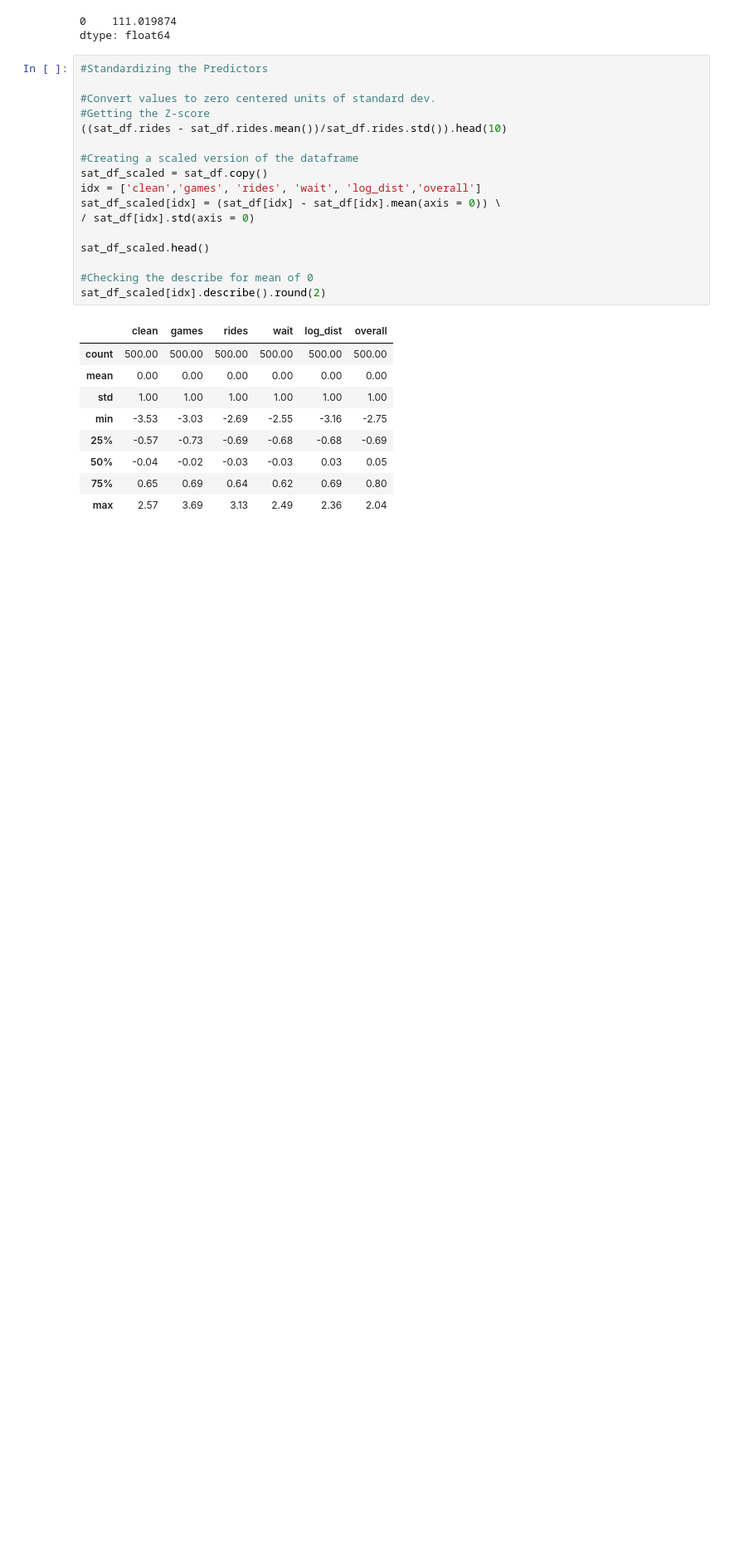
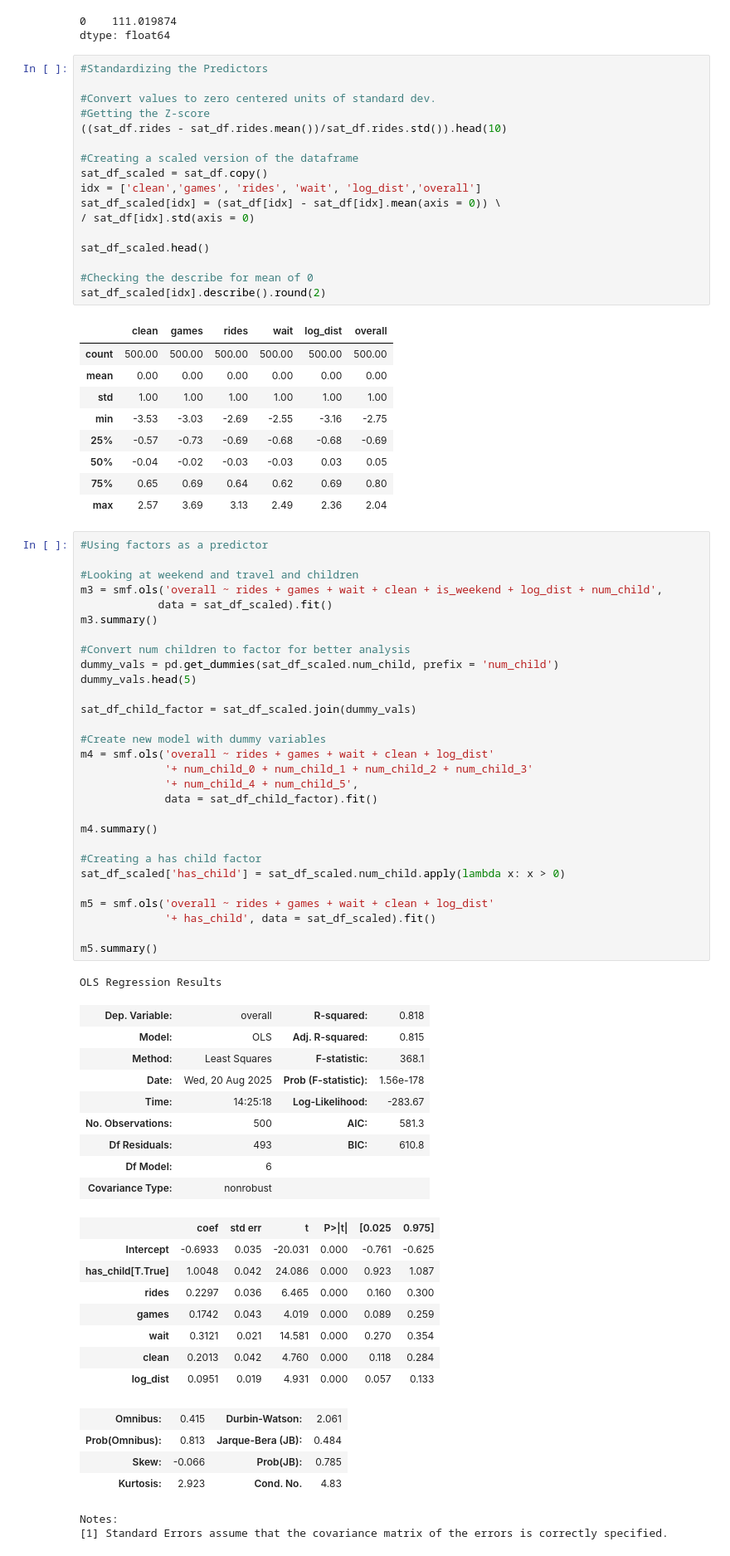
Before and after one commit to johnson80245/python, a Jupyter notebook: MRA Ch 7.ipynb, the cells around one changed output. Shown at 83% size. Drawn from its saved outputs; the diff is of its cells as text; blank space fills up the shorter version.

```diff
--- a/MRA Ch 7.ipynb
+++ b/MRA Ch 7.ipynb
@@ -353,3 +360,57 @@ sat_df_scaled[idx].describe().round(2)
 | 50% | -0.04 | -0.02 | -0.03 | -0.03 | 0.03 | 0.05 |
 | 75% | 0.65 | 0.69 | 0.64 | 0.62 | 0.69 | 0.80 |
 | max | 2.57 | 3.69 | 3.13 | 2.49 | 2.36 | 2.04 |
+# %%
+#Using factors as a predictor
+
+#Looking at weekend and travel and children
+m3 = smf.ols('overall ~ rides + games + wait + clean + is_weekend + log_dist + num_child',
+            data = sat_df_scaled).fit()
+m3.summary()
+
+#Convert num children to factor for better analysis
+dummy_vals = pd.get_dummies(sat_df_scaled.num_child, prefix = 'num_child')
+dummy_vals.head(5)
+
+sat_df_child_factor = sat_df_scaled.join(dummy_vals)
+
+#Create new model with dummy variables
+m4 = smf.ols('overall ~ rides + games + wait + clean + log_dist'
+             '+ num_child_0 + num_child_1 + num_child_2 + num_child_3'
+             '+ num_child_4 + num_child_5',
+             data = sat_df_child_factor).fit()
+
+m4.summary()
+
+#Creating a has child factor
+sat_df_scaled['has_child'] = sat_df_scaled.num_child.apply(lambda x: x > 0)
+
+m5 = smf.ols('overall ~ rides + games + wait + clean + log_dist'
+             '+ has_child', data = sat_df_scaled).fit()
+
+m5.summary()
+# %% [output]
+OLS Regression Results
+| Dep. Variable: | overall | R-squared: | 0.818 |
+| Model: | OLS | Adj. R-squared: | 0.815 |
+| Method: | Least Squares | F-statistic: | 368.1 |
+| Date: | Wed, 20 Aug 2025 | Prob (F-statistic): | 1.56e-178 |
+| Time: | 14:25:18 | Log-Likelihood: | -283.67 |
+| No. Observations: | 500 | AIC: | 581.3 |
+| Df Residuals: | 493 | BIC: | 610.8 |
+| Df Model: | 6 |  |  |
+| Covariance Type: | nonrobust |  |  |
+|  | coef | std err | t | P>|t| | [0.025 | 0.975] |
+| Intercept | -0.6933 | 0.035 | -20.031 | 0.000 | -0.761 | -0.625 |
+| has_child[T.True] | 1.0048 | 0.042 | 24.086 | 0.000 | 0.923 | 1.087 |
+| rides | 0.2297 | 0.036 | 6.465 | 0.000 | 0.160 | 0.300 |
+| games | 0.1742 | 0.043 | 4.019 | 0.000 | 0.089 | 0.259 |
+| wait | 0.3121 | 0.021 | 14.581 | 0.000 | 0.270 | 0.354 |
+| clean | 0.2013 | 0.042 | 4.760 | 0.000 | 0.118 | 0.284 |
+| log_dist | 0.0951 | 0.019 | 4.931 | 0.000 | 0.057 | 0.133 |
+| Omnibus: | 0.415 | Durbin-Watson: | 2.061 |
+| Prob(Omnibus): | 0.813 | Jarque-Bera (JB): | 0.484 |
+| Skew: | -0.066 | Prob(JB): | 0.785 |
+| Kurtosis: | 2.923 | Cond. No. | 4.83 |
+Notes:
+[1] Standard Errors assume that the covariance matrix of the errors is correctly specified.
```
Also changed, not shown: parts of 4 cells of this notebook.
